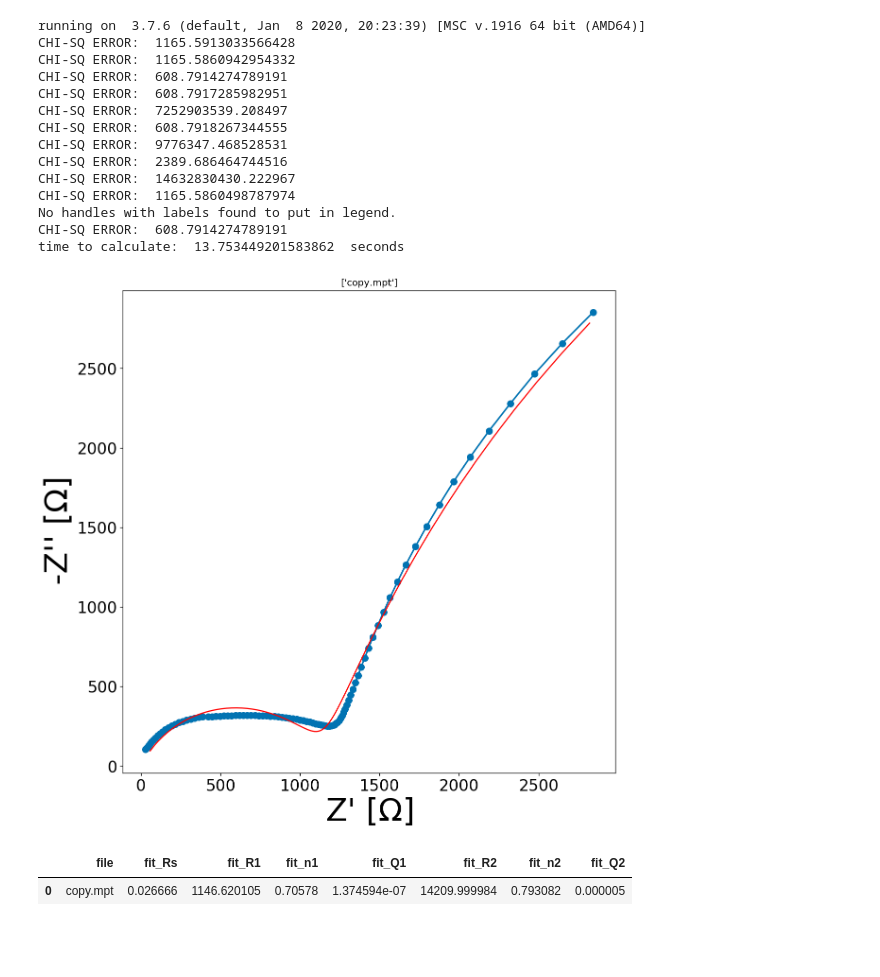
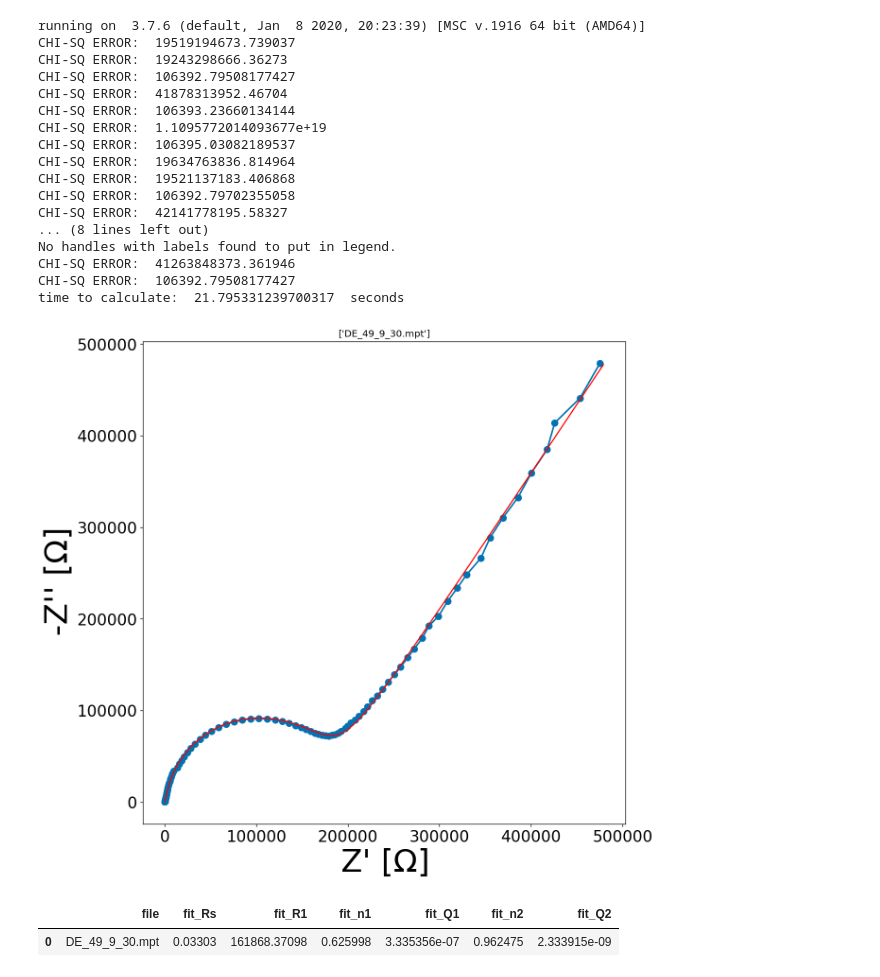
Before and after one commit to WildcatDiscovery/EIS_Manager, a Jupyter notebook: utils/second_circuit.ipynb, the cells around one changed output. Drawn from its saved outputs; the diff is of its cells as text; code cells hidden in the pictures; blank space fills up the shorter version.

Commit message:
secondary circuit is functional

```diff
--- a/utils/second_circuit.ipynb
+++ b/utils/second_circuit.ipynb
@@ -2,5 +2,6 @@
 #SCRIPT TO TEST AND DEBUG SPEEDS
 from tools import *
 import IPython
-mpt = mpt_data(data = ['DE_40_2_60.mpt'])
+mpt = mpt_data(data = ['DE_49_9_30.mpt'])
 masked_mpt = mpt_data(data = ['copy.mpt'], mask = mpt.fast_mask())
+mpt.mpt_plot()
@@ -7,20 +11,23 @@ masked_mpt = mpt_data(data = ['copy.mpt'], mask = mpt.fast_mask())
 # %%
-masked_mpt.guesser(circuit = 'R-RQ-RQ', no_of_fits= 10)
+mpt.guesser(circuit = 'R-RQ-Q', no_of_fits= 20)
 # %% [output]
 running on  3.7.6 (default, Jan  8 2020, 20:23:39) [MSC v.1916 64 bit (AMD64)]
-CHI-SQ ERROR:  1165.5913033566428
-CHI-SQ ERROR:  1165.5860942954332
-CHI-SQ ERROR:  608.7914274789191
-CHI-SQ ERROR:  608.7917285982951
-CHI-SQ ERROR:  7252903539.208497
-CHI-SQ ERROR:  608.7918267344555
-CHI-SQ ERROR:  9776347.468528531
-CHI-SQ ERROR:  2389.686464744516
-CHI-SQ ERROR:  14632830430.222967
-CHI-SQ ERROR:  1165.5860498787974
+CHI-SQ ERROR:  19519194673.739037
+CHI-SQ ERROR:  19243298666.36273
+CHI-SQ ERROR:  106392.79508177427
+CHI-SQ ERROR:  41878313952.46704
+CHI-SQ ERROR:  106393.23660134144
+CHI-SQ ERROR:  1.1095772014093677e+19
+CHI-SQ ERROR:  106395.03082189537
+CHI-SQ ERROR:  19634763836.814964
+CHI-SQ ERROR:  19521137183.406868
+CHI-SQ ERROR:  106392.79702355058
+CHI-SQ ERROR:  42141778195.58327
+... (8 lines left out)
 No handles with labels found to put in legend.
-CHI-SQ ERROR:  608.7914274789191
-time to calculate:  13.753449201583862  seconds
+CHI-SQ ERROR:  41263848373.361946
+CHI-SQ ERROR:  106392.79508177427
+time to calculate:  21.795331239700317  seconds
-[figure, old version]
+[figure, new version]
-|  | file | fit_Rs | fit_R1 | fit_n1 | fit_Q1 | fit_R2 | fit_n2 | fit_Q2 |
-| 0 | copy.mpt | 0.026666 | 1146.620105 | 0.70578 | 1.374594e-07 | 14209.999984 | 0.793082 | 0.000005 |
+|  | file | fit_Rs | fit_R1 | fit_n1 | fit_Q1 | fit_n2 | fit_Q2 |
+| 0 | DE_49_9_30.mpt | 0.03303 | 161868.37098 | 0.625998 | 3.335356e-07 | 0.962475 | 2.333915e-09 |
```
Also changed, not shown: parts of 3 cells of this notebook, 4 other files.
